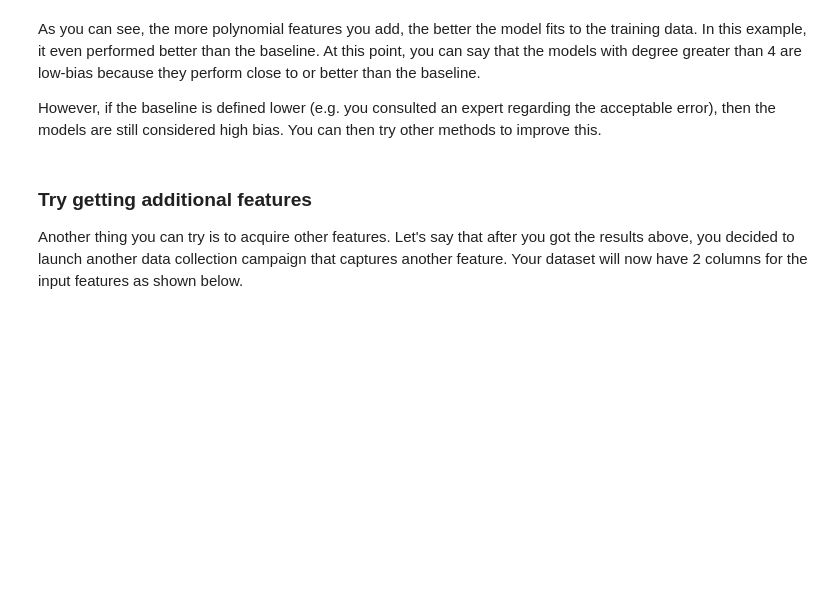
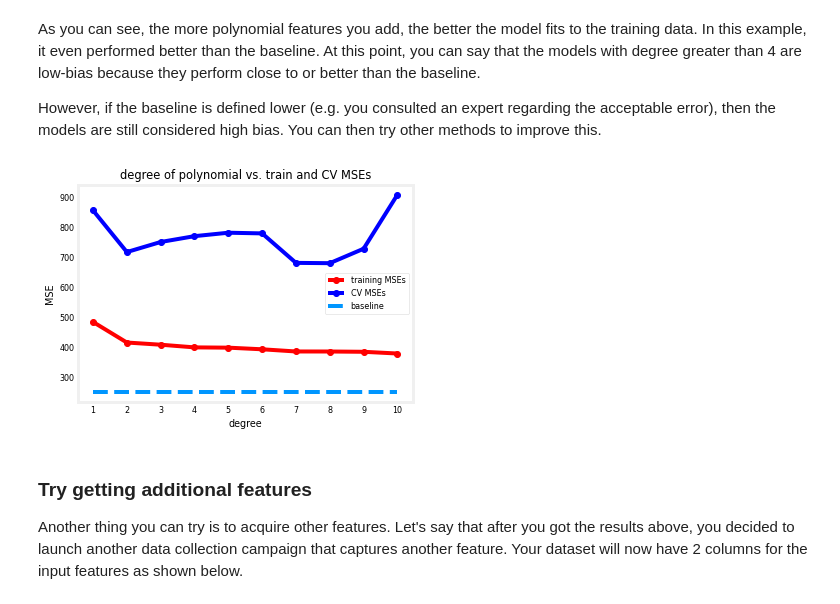
Before and after one commit to babakpst/Machine_Learning, a Jupyter notebook: 1_ML_Stanford/Projects/python/C2W3_advice/2_Diagnosing_bias_and_variance.ipynb, the cells around one changed output. Drawn from its saved outputs; the diff is of its cells as text; code cells hidden in the pictures; blank space fills up the shorter version.

```diff
--- a/1_ML_Stanford/Projects/python/C2W3_advice/2_Diagnosing_bias_and_variance.ipynb
+++ b/1_ML_Stanford/Projects/python/C2W3_advice/2_Diagnosing_bias_and_variance.ipynb
@@ -71,7 +326,9 @@ As you can see, the more polynomial features you add, the better the model fits
 However, if the baseline is defined lower (e.g. you consulted an expert regarding the acceptable error), then the models are still considered high bias. You can then try other methods to improve this.
 # %%
 # Train and plot polynomial regression models. Bias is defined lower.
-utils.train_plot_poly(model, x_train, y_train, x_cv, y_cv, max_degree=10, baseline=250)
+train_plot_poly(model, x_train, y_train, x_cv, y_cv, max_degree=10, baseline=250)
+# %% [output]
+[figure, added]
 # %% [markdown]
 ### Try getting additional features
 
```
Also changed, not shown: parts of 11 cells of this notebook, 13 other files.
